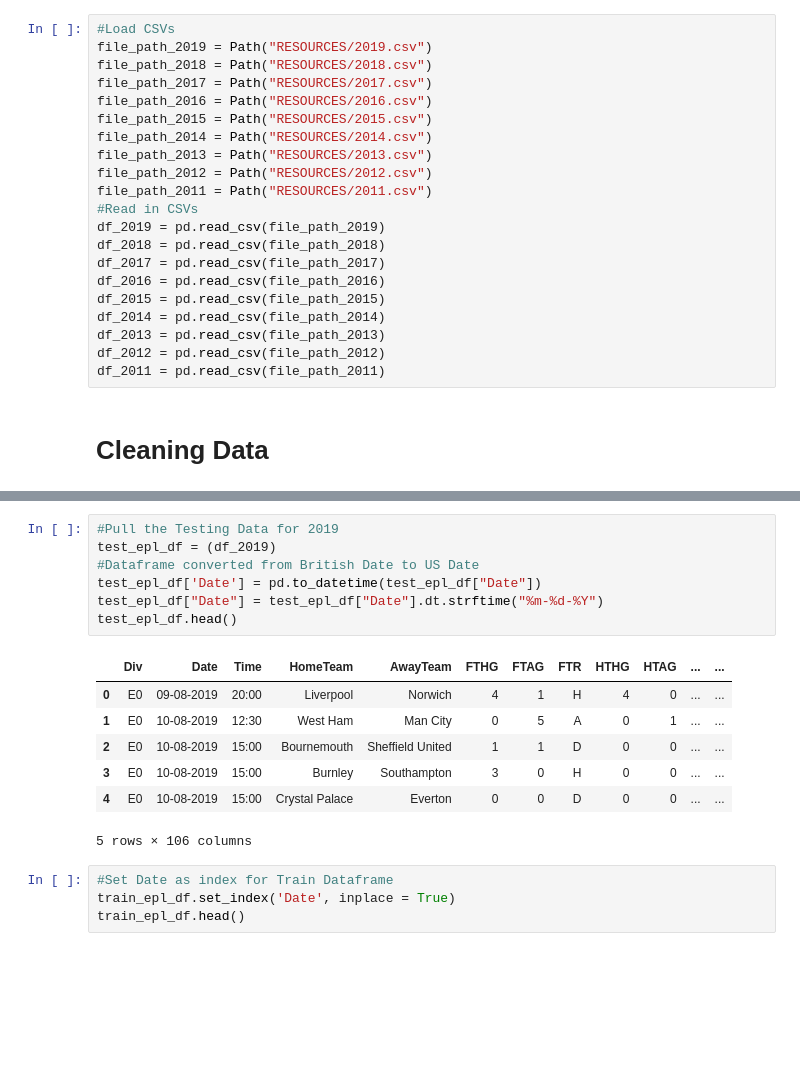
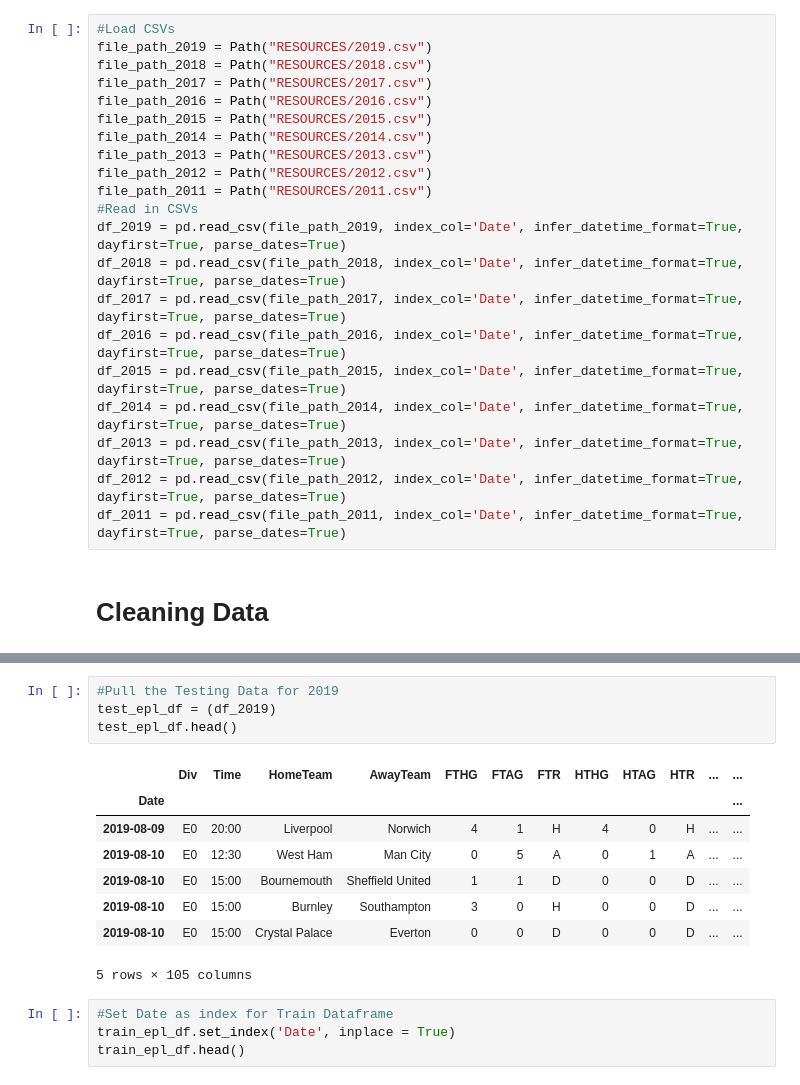
Before and after one commit to CHIUZXCV/Project-2, a Jupyter notebook: master.ipynb, the cells around one changed output, grey strips where cells are left out. Cells and saved outputs as stored; diff of their text form; blank space fills up the shorter version.

Commit message:
fixed the date format on the indexes to year-month-day, deleted the extra code

```diff
--- a/master.ipynb
+++ b/master.ipynb
@@ -19,15 +19,15 @@ file_path_2013 = Path("RESOURCES/2013.csv")
 file_path_2012 = Path("RESOURCES/2012.csv")
 file_path_2011 = Path("RESOURCES/2011.csv")
 #Read in CSVs
-df_2019 = pd.read_csv(file_path_2019)
-df_2018 = pd.read_csv(file_path_2018)
-df_2017 = pd.read_csv(file_path_2017)
-df_2016 = pd.read_csv(file_path_2016)
-df_2015 = pd.read_csv(file_path_2015)
-df_2014 = pd.read_csv(file_path_2014)
-df_2013 = pd.read_csv(file_path_2013)
-df_2012 = pd.read_csv(file_path_2012)
-df_2011 = pd.read_csv(file_path_2011)
+df_2019 = pd.read_csv(file_path_2019, index_col='Date', infer_datetime_format=True, dayfirst=True, parse_dates=True)
+df_2018 = pd.read_csv(file_path_2018, index_col='Date', infer_datetime_format=True, dayfirst=True, parse_dates=True)
+df_2017 = pd.read_csv(file_path_2017, index_col='Date', infer_datetime_format=True, dayfirst=True, parse_dates=True)
+df_2016 = pd.read_csv(file_path_2016, index_col='Date', infer_datetime_format=True, dayfirst=True, parse_dates=True)
+df_2015 = pd.read_csv(file_path_2015, index_col='Date', infer_datetime_format=True, dayfirst=True, parse_dates=True)
+df_2014 = pd.read_csv(file_path_2014, index_col='Date', infer_datetime_format=True, dayfirst=True, parse_dates=True)
+df_2013 = pd.read_csv(file_path_2013, index_col='Date', infer_datetime_format=True, dayfirst=True, parse_dates=True)
+df_2012 = pd.read_csv(file_path_2012, index_col='Date', infer_datetime_format=True, dayfirst=True, parse_dates=True)
+df_2011 = pd.read_csv(file_path_2011, index_col='Date', infer_datetime_format=True, dayfirst=True, parse_dates=True)
 # %% [markdown]
 # Cleaning Data
 # %%
@@ -48,18 +53,16 @@ train_epl_df.head()
 # %%
 #Pull the Testing Data for 2019
 test_epl_df = (df_2019)
-#Dataframe converted from British Date to US Date
-test_epl_df['Date'] = pd.to_datetime(test_epl_df["Date"])
-test_epl_df["Date"] = test_epl_df["Date"].dt.strftime("%m-%d-%Y")
 test_epl_df.head()
 # %% [output]
-|  | Div | Date | Time | HomeTeam | AwayTeam | FTHG | FTAG | FTR | HTHG | HTAG | ... | ... |
-| 0 | E0 | 09-08-2019 | 20:00 | Liverpool | Norwich | 4 | 1 | H | 4 | 0 | ... | ... |
-| 1 | E0 | 10-08-2019 | 12:30 | West Ham | Man City | 0 | 5 | A | 0 | 1 | ... | ... |
-| 2 | E0 | 10-08-2019 | 15:00 | Bournemouth | Sheffield United | 1 | 1 | D | 0 | 0 | ... | ... |
-| 3 | E0 | 10-08-2019 | 15:00 | Burnley | Southampton | 3 | 0 | H | 0 | 0 | ... | ... |
-| 4 | E0 | 10-08-2019 | 15:00 | Crystal Palace | Everton | 0 | 0 | D | 0 | 0 | ... | ... |
+|  | Div | Time | HomeTeam | AwayTeam | FTHG | FTAG | FTR | HTHG | HTAG | HTR | ... | ... |
+| Date |  |  |  |  |  |  |  |  |  |  |  | ... |
+| 2019-08-09 | E0 | 20:00 | Liverpool | Norwich | 4 | 1 | H | 4 | 0 | H | ... | ... |
+| 2019-08-10 | E0 | 12:30 | West Ham | Man City | 0 | 5 | A | 0 | 1 | A | ... | ... |
+| 2019-08-10 | E0 | 15:00 | Bournemouth | Sheffield United | 1 | 1 | D | 0 | 0 | D | ... | ... |
+| 2019-08-10 | E0 | 15:00 | Burnley | Southampton | 3 | 0 | H | 0 | 0 | D | ... | ... |
+| 2019-08-10 | E0 | 15:00 | Crystal Palace | Everton | 0 | 0 | D | 0 | 0 | D | ... | ... |
-5 rows × 106 columns
+5 rows × 105 columns
 # %%
 #Set Date as index for Train Dataframe
 train_epl_df.set_index('Date', inplace = True)
```
Also changed, not shown: parts of 3 cells of this notebook.
